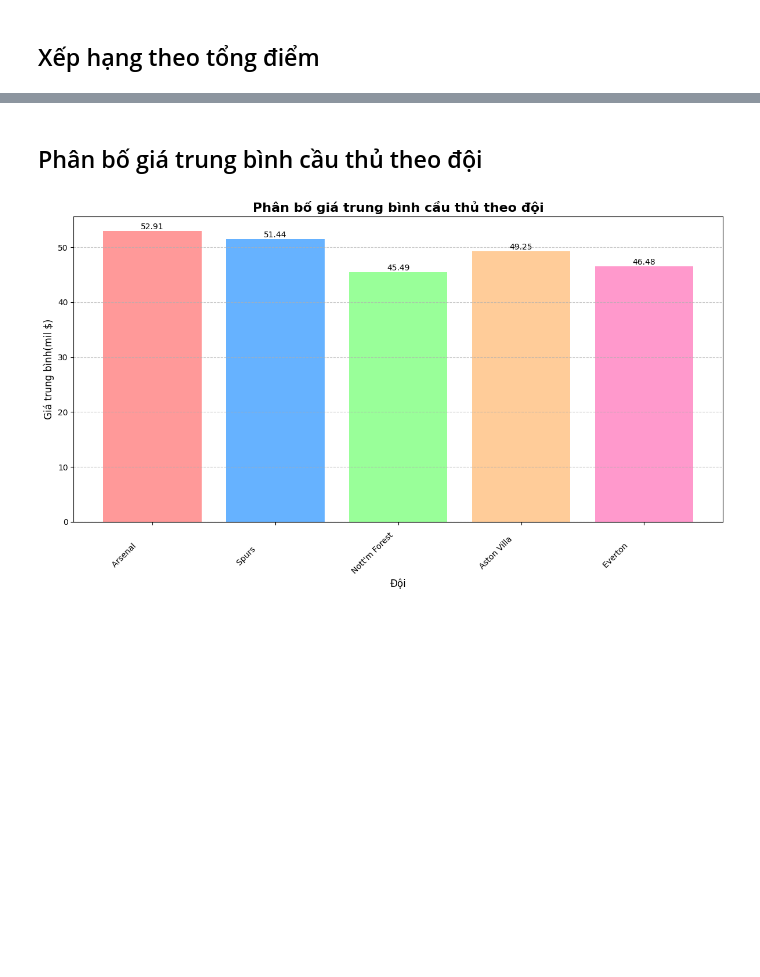
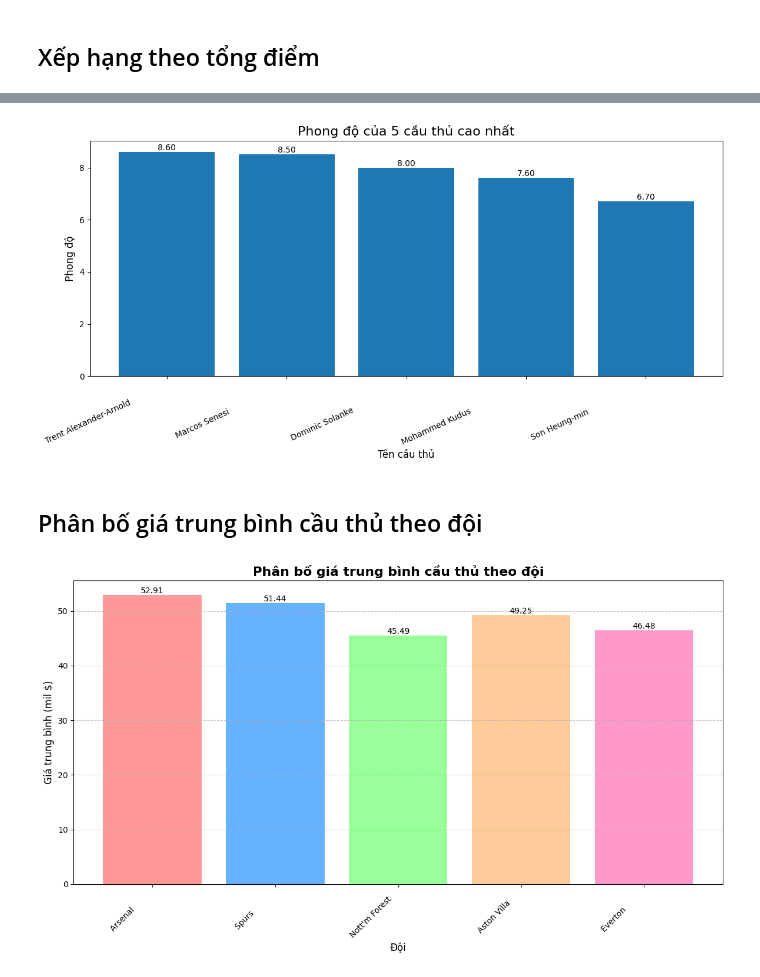
Before and after one commit to GodOfClown2k8/Khoi-CSA02, a Jupyter notebook: SPCK/bt.ipynb, the cells around one changed output, grey strips where cells are left out. Drawn from its saved outputs; the diff is of its cells as text; code cells hidden in the pictures; blank space fills up the shorter version.

```diff
--- a/SPCK/bt.ipynb
+++ b/SPCK/bt.ipynb
@@ -224,3 +196,44 @@ Index(['id  ', 'name                                ', 'now_cost ',
+# %%
+import pandas as pd
+import matplotlib.pyplot as plt
+
+# Giả sử 'data2' là DataFrame đã được định nghĩa và đã xử lý
+
+# Loại bỏ khoảng trắng trong tên cột
+data2.columns = data2.columns.str.strip()
+
+# Chuyển đổi cột 'form' sang kiểu số, bỏ qua các giá trị không hợp lệ
+data2['form'] = pd.to_numeric(data2['form'], errors='coerce')
+
+# Lấy 5 cầu thủ có phong độ cao nhất
+top_5_players = data2.nlargest(5, 'form')
+
+# Tạo biểu đồ cột
+plt.figure(figsize=(12, 6))
+bars = plt.bar(top_5_players['name'], top_5_players['form'])
+
+# Đặt tiêu đề và nhãn trục
+plt.title("Phong độ của 5 cầu thủ cao nhất", fontsize=16)
+plt.xlabel("Tên cầu thủ", fontsize=12)
+plt.ylabel("Phong độ", fontsize=12)
+
+# Xoay nhãn trục x để dễ đọc
+plt.xticks(rotation=25, ha='right')
+
+# Thêm giá trị lên đầu mỗi cột
+for bar in bars:
+    height = bar.get_height()
+    plt.text(bar.get_x() + bar.get_width()/2., height,
+             f'{height:.2f}',
+             ha='center', va='bottom')
+
+# Điều chỉnh layout
+plt.tight_layout()
+
+# Hiển thị biểu đồ
+plt.show()
+# %% [output]
+[figure, added]
 # %% [markdown]
 ## Phân bố giá trung bình cầu thủ theo đội
 # %%
```
Also changed, not shown: parts of 11 cells of this notebook, 1 other file.
